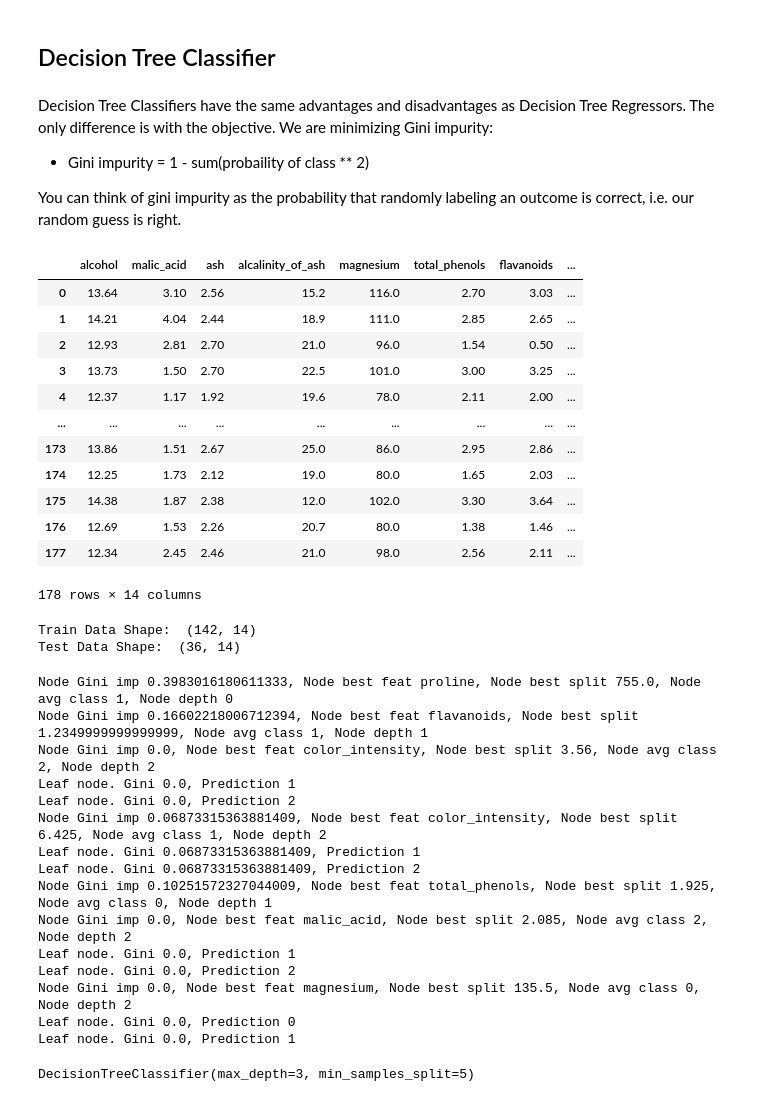
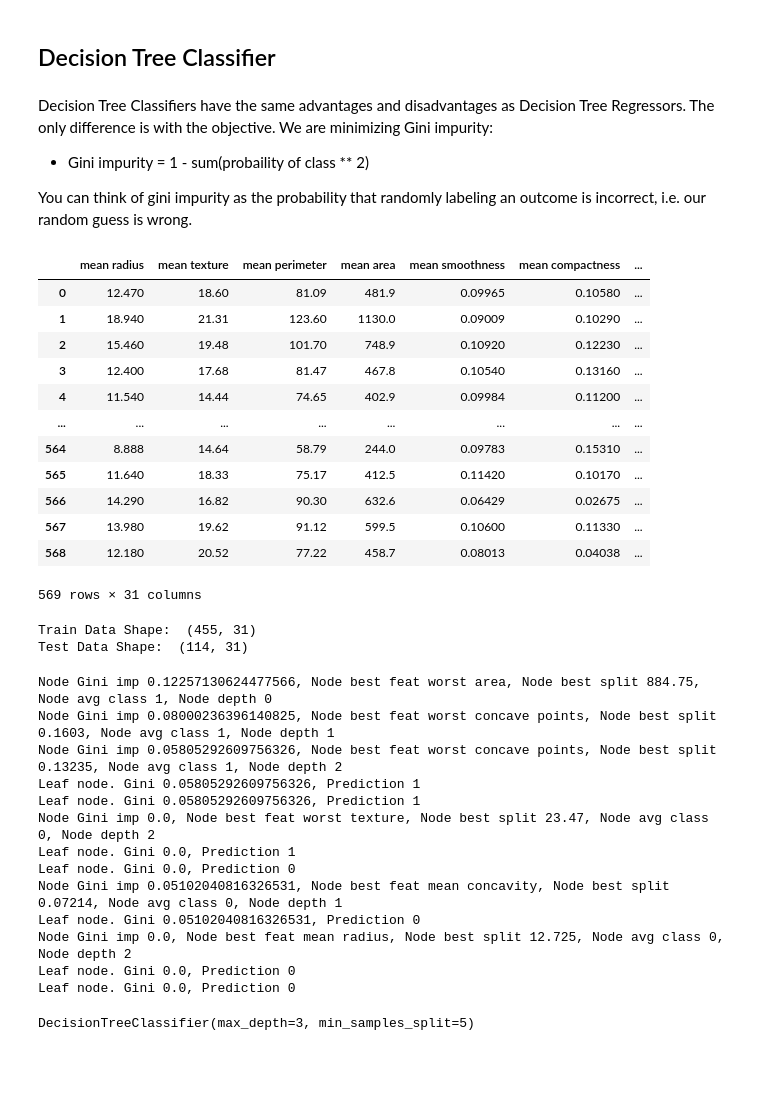
Before and after one commit to Hawlll/Hancoded_MLAlgos, a Jupyter notebook: ClassificationDecisionTree.ipynb, the cells around one changed output. Drawn from its saved outputs; the diff is of its cells as text; code cells hidden in the pictures; blank space fills up the shorter version.

```diff
--- a/ClassificationDecisionTree.ipynb
+++ b/ClassificationDecisionTree.ipynb
@@ -5,7 +5,7 @@ Decision Tree Classifiers have the same advantages and disadvantages as Decision
 
 - Gini impurity = 1 - sum(probaility of class ** 2)
 
-You can think of gini impurity as the probability that randomly labeling an outcome is correct, i.e. our random guess is right.
+You can think of gini impurity as the probability that randomly labeling an outcome is incorrect, i.e. our random guess is wrong.
 # %%
 import pandas as pd
 import numpy as np
@@ -128,31 +128,31 @@ def accuracy(y_true, y_hat):
 # %%
 np.random.seed(42)
 
-wines = load_wine(as_frame=True)
-data = pd.concat([wines["data"], wines["target"]], axis=1)
+# wines = load_wine(as_frame=True)
+# data = pd.concat([wines["data"], wines["target"]], axis=1)
+# data = data.sample(frac=1)
+# data.reset_index(inplace=True, drop=True)
+# data
+
+breast_cancer = load_breast_cancer(as_frame=True)
+data = pd.concat([breast_cancer["data"], breast_cancer["target"]], axis=1)
 data = data.sample(frac=1)
 data.reset_index(inplace=True, drop=True)
 data
-
-# breast_cancer = load_breast_cancer(as_frame=True)
-# data = pd.concat([breast_cancer["data"], breast_cancer["target"]], axis=1)
-# data = data.sample(frac=1)
-# data.reset_index(inplace=True, drop=True)
-# data
 # %% [output]
-|  | alcohol | malic_acid | ash | alcalinity_of_ash | magnesium | total_phenols | flavanoids | ... |
-| 0 | 13.64 | 3.10 | 2.56 | 15.2 | 116.0 | 2.70 | 3.03 | ... |
-| 1 | 14.21 | 4.04 | 2.44 | 18.9 | 111.0 | 2.85 | 2.65 | ... |
-| 2 | 12.93 | 2.81 | 2.70 | 21.0 | 96.0 | 1.54 | 0.50 | ... |
-| 3 | 13.73 | 1.50 | 2.70 | 22.5 | 101.0 | 3.00 | 3.25 | ... |
-| 4 | 12.37 | 1.17 | 1.92 | 19.6 | 78.0 | 2.11 | 2.00 | ... |
-| ... | ... | ... | ... | ... | ... | ... | ... | ... |
-| 173 | 13.86 | 1.51 | 2.67 | 25.0 | 86.0 | 2.95 | 2.86 | ... |
-| 174 | 12.25 | 1.73 | 2.12 | 19.0 | 80.0 | 1.65 | 2.03 | ... |
-| 175 | 14.38 | 1.87 | 2.38 | 12.0 | 102.0 | 3.30 | 3.64 | ... |
-| 176 | 12.69 | 1.53 | 2.26 | 20.7 | 80.0 | 1.38 | 1.46 | ... |
-| 177 | 12.34 | 2.45 | 2.46 | 21.0 | 98.0 | 2.56 | 2.11 | ... |
+|  | mean radius | mean texture | mean perimeter | mean area | mean smoothness | mean compactness | ... |
+| 0 | 12.470 | 18.60 | 81.09 | 481.9 | 0.09965 | 0.10580 | ... |
+| 1 | 18.940 | 21.31 | 123.60 | 1130.0 | 0.09009 | 0.10290 | ... |
+| 2 | 15.460 | 19.48 | 101.70 | 748.9 | 0.10920 | 0.12230 | ... |
+| 3 | 12.400 | 17.68 | 81.47 | 467.8 | 0.10540 | 0.13160 | ... |
+| 4 | 11.540 | 14.44 | 74.65 | 402.9 | 0.09984 | 0.11200 | ... |
+| ... | ... | ... | ... | ... | ... | ... | ... |
+| 564 | 8.888 | 14.64 | 58.79 | 244.0 | 0.09783 | 0.15310 | ... |
+| 565 | 11.640 | 18.33 | 75.17 | 412.5 | 0.11420 | 0.10170 | ... |
+| 566 | 14.290 | 16.82 | 90.30 | 632.6 | 0.06429 | 0.02675 | ... |
+| 567 | 13.980 | 19.62 | 91.12 | 599.5 | 0.10600 | 0.11330 | ... |
+| 568 | 12.180 | 20.52 | 77.22 | 458.7 | 0.08013 | 0.04038 | ... |
-178 rows × 14 columns
+569 rows × 31 columns
 # %%
 train_size = 0.8
 
@@ -164,8 +164,8 @@ target_col = "target"
 print("Train Data Shape: ", train_data.shape)
 print("Test Data Shape: ", test_data.shape)
 # %% [output]
-Train Data Shape:  (142, 14)
-Test Data Shape:  (36, 14)
+Train Data Shape:  (455, 31)
+Test Data Shape:  (114, 31)
 # %%
 max_depth, min_samples = 3, 5
 
@@ -175,21 +175,19 @@ sklearn_cls = DTC(max_depth=max_depth, min_samples_split=min_samples)
 my_cls.fit(train_data, target_col)
 sklearn_cls.fit(train_data[[f for f in train_data.columns if f != target_col]], train_data[target_col])
 # %% [output]
-Node Gini imp 0.3983016180611333, Node best feat proline, Node best split 755.0, Node avg class 1, Node depth 0
-Node Gini imp 0.16602218006712394, Node best feat flavanoids, Node best split 1.2349999999999999, Node avg class 1, Node depth 1
-Node Gini imp 0.0, Node best feat color_intensity, Node best split 3.56, Node avg class 2, Node depth 2
+Node Gini imp 0.12257130624477566, Node best feat worst area, Node best split 884.75, Node avg class 1, Node depth 0
+Node Gini imp 0.08000236396140825, Node best feat worst concave points, Node best split 0.1603, Node avg class 1, Node depth 1
+Node Gini imp 0.05805292609756326, Node best feat worst concave points, Node best split 0.13235, Node avg class 1, Node depth 2
+Leaf node. Gini 0.05805292609756326, Prediction 1
+Leaf node. Gini 0.05805292609756326, Prediction 1
+Node Gini imp 0.0, Node best feat worst texture, Node best split 23.47, Node avg class 0, Node depth 2
 Leaf node. Gini 0.0, Prediction 1
-Leaf node. Gini 0.0, Prediction 2
-Node Gini imp 0.06873315363881409, Node best feat color_intensity, Node best split 6.425, Node avg class 1, Node depth 2
-Leaf node. Gini 0.06873315363881409, Prediction 1
-Leaf node. Gini 0.06873315363881409, Prediction 2
-Node Gini imp 0.10251572327044009, Node best feat total_phenols, Node best split 1.925, Node avg class 0, Node depth 1
-Node Gini imp 0.0, Node best feat malic_acid, Node best split 2.085, Node avg class 2, Node depth 2
-Leaf node. Gini 0.0, Prediction 1
-Leaf node. Gini 0.0, Prediction 2
-Node Gini imp 0.0, Node best feat magnesium, Node best split 135.5, Node avg class 0, Node depth 2
 Leaf node. Gini 0.0, Prediction 0
-Leaf node. Gini 0.0, Prediction 1
+Node Gini imp 0.05102040816326531, Node best feat mean concavity, Node best split 0.07214, Node avg class 0, Node depth 1
+Leaf node. Gini 0.05102040816326531, Prediction 0
+Node Gini imp 0.0, Node best feat mean radius, Node best split 12.725, Node avg class 0, Node depth 2
+Leaf node. Gini 0.0, Prediction 0
+Leaf node. Gini 0.0, Prediction 0
 DecisionTreeClassifier(max_depth=3, min_samples_split=5)
 # %%
 my_cls_preds = my_cls.predict(test_data)
```
Also changed, not shown: parts of 2 cells of this notebook.
